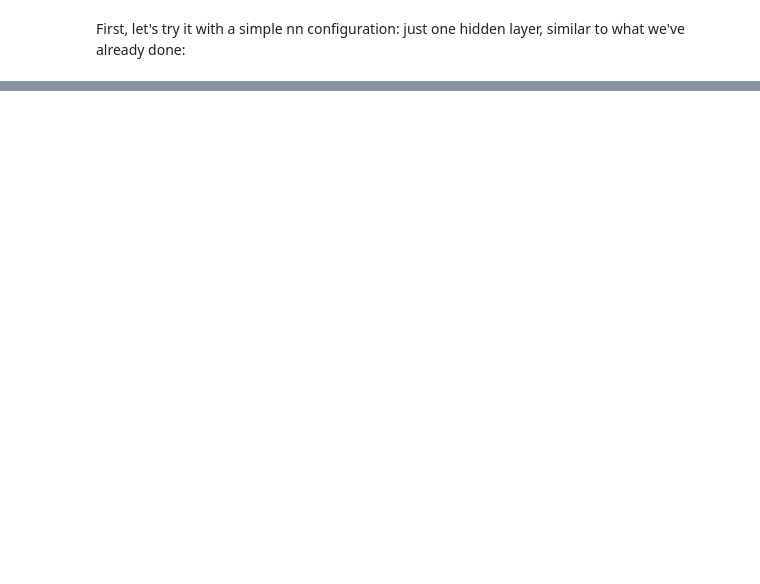
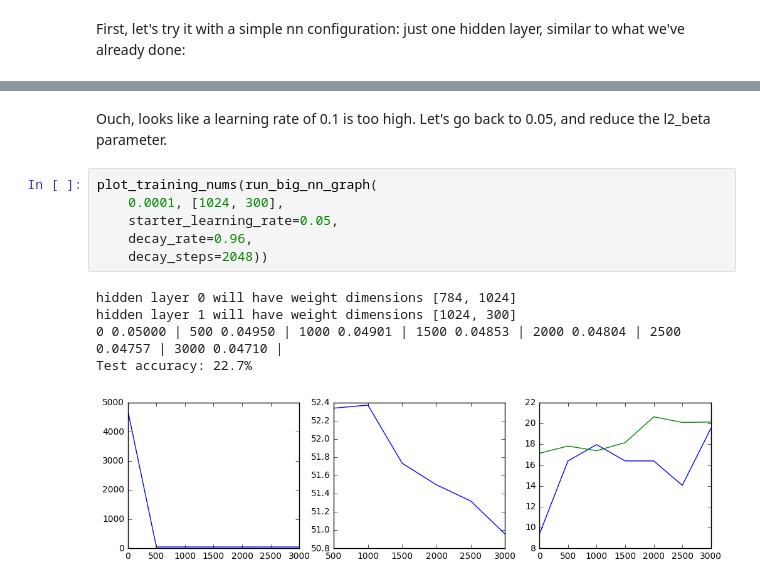
Before and after one commit to aduston/deeplearning, a Jupyter notebook: 3_regularization.ipynb, the cells around one changed output, grey strips where cells are left out. Drawn from its saved outputs; the diff is of its cells as text; blank space fills up the shorter version.

```diff
--- a/3_regularization.ipynb
+++ b/3_regularization.ipynb
@@ -393,0 +422,14 @@ Ouch, looks pretty bad! Is about as good as random guessing!
+# %% [markdown]
+Ouch, looks like a learning rate of 0.1 is too high. Let's go back to 0.05, and reduce the l2_beta parameter.
+# %%
+plot_training_nums(run_big_nn_graph(
+    0.0001, [1024, 300],
+    starter_learning_rate=0.05,
+    decay_rate=0.96,
+    decay_steps=2048))
+# %% [output]
+hidden layer 0 will have weight dimensions [784, 1024]
+hidden layer 1 will have weight dimensions [1024, 300]
+0 0.05000 | 500 0.04950 | 1000 0.04901 | 1500 0.04853 | 2000 0.04804 | 2500 0.04757 | 3000 0.04710 |
+Test accuracy: 22.7%
+[figure, added]
```
Also changed, not shown: parts of 20 cells of this notebook.
